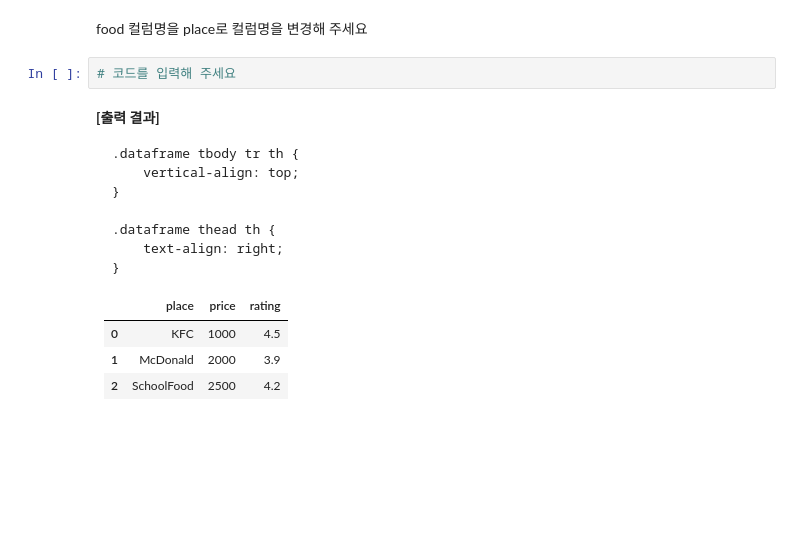
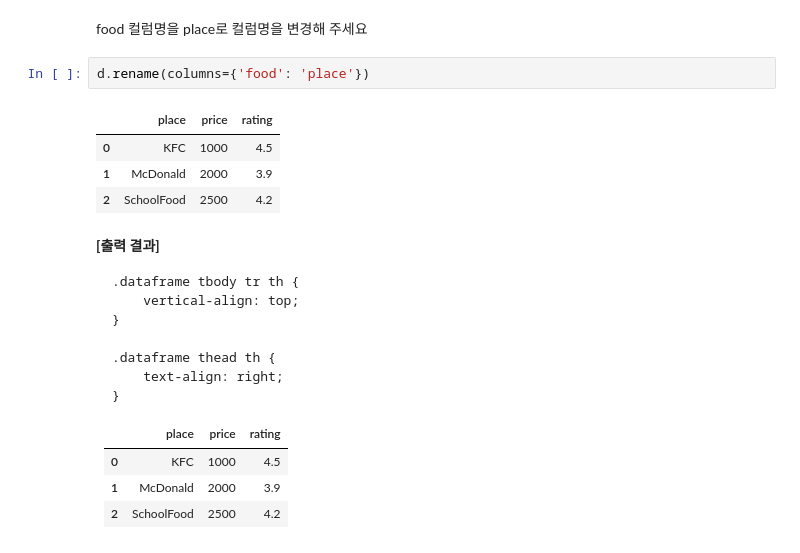
Before and after one commit to eunseo1015/AIEYES-DA, a Jupyter notebook: 05-Pandas/tutorial/01-pandas-자료구조-(실습).ipynb, the cells around one changed output. Cells and saved outputs as stored; diff of their text form; blank space fills up the shorter version.

```diff
--- a/05-Pandas/tutorial/01-pandas-자료구조-(실습).ipynb
+++ b/05-Pandas/tutorial/01-pandas-자료구조-(실습).ipynb
@@ -472,8 +777,13 @@ food 컬럼과 rating 컬럼만 선택하여 출력하세요
 </div>
 # %% [markdown]
 food 컬럼명을 place로 컬럼명을 변경해 주세요
-# %%
-# 코드를 입력해 주세요
+# %%
+d.rename(columns={'food': 'place'})
+# %% [output]
+|  | place | price | rating |
+| 0 | KFC | 1000 | 4.5 |
+| 1 | McDonald | 2000 | 3.9 |
+| 2 | SchoolFood | 2500 | 4.2 |
 # %% [markdown]
 <p><strong>[출력 결과]</strong></p><div>
 <style scoped>
```
Also changed, not shown: parts of 71 cells of this notebook.
